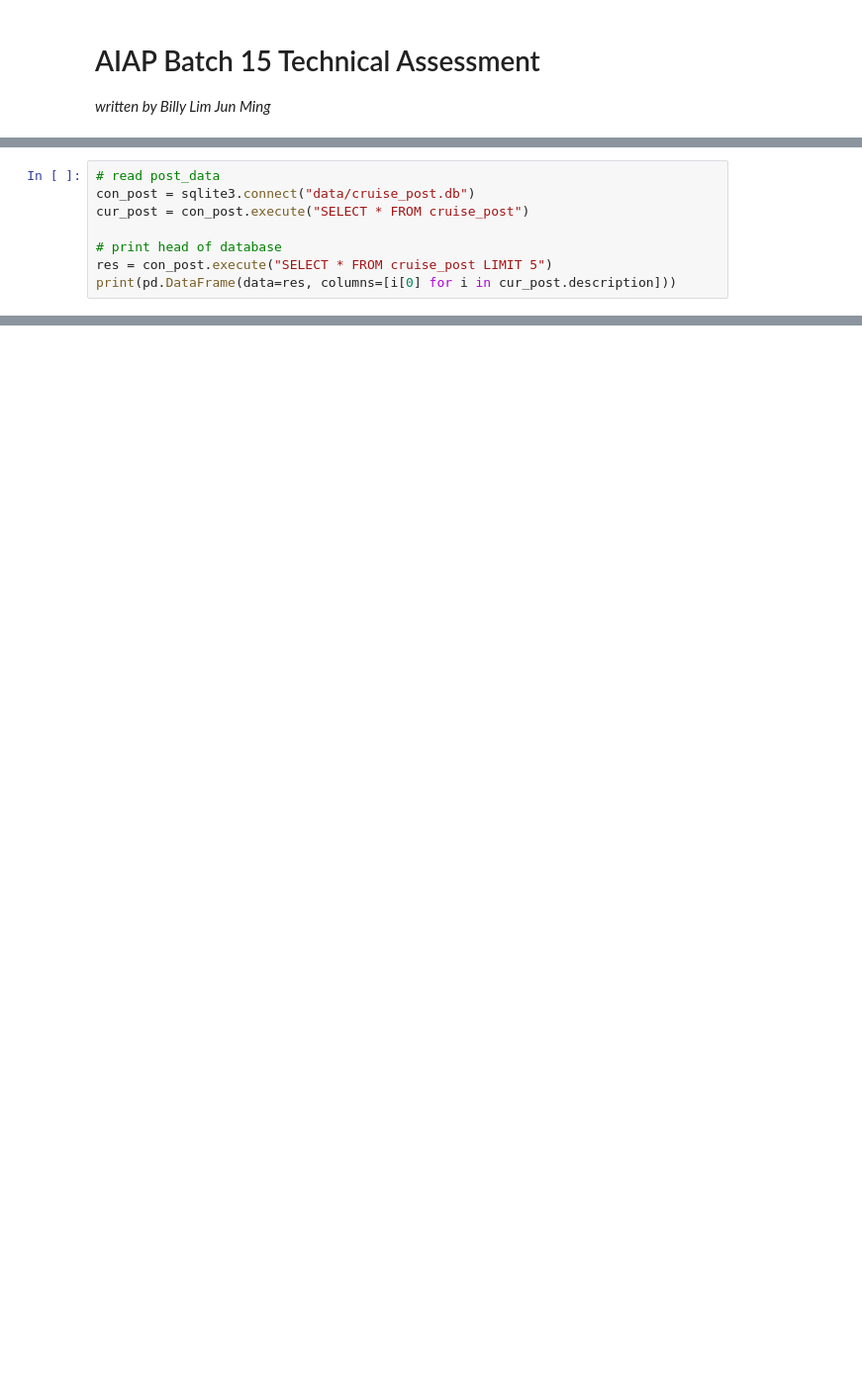
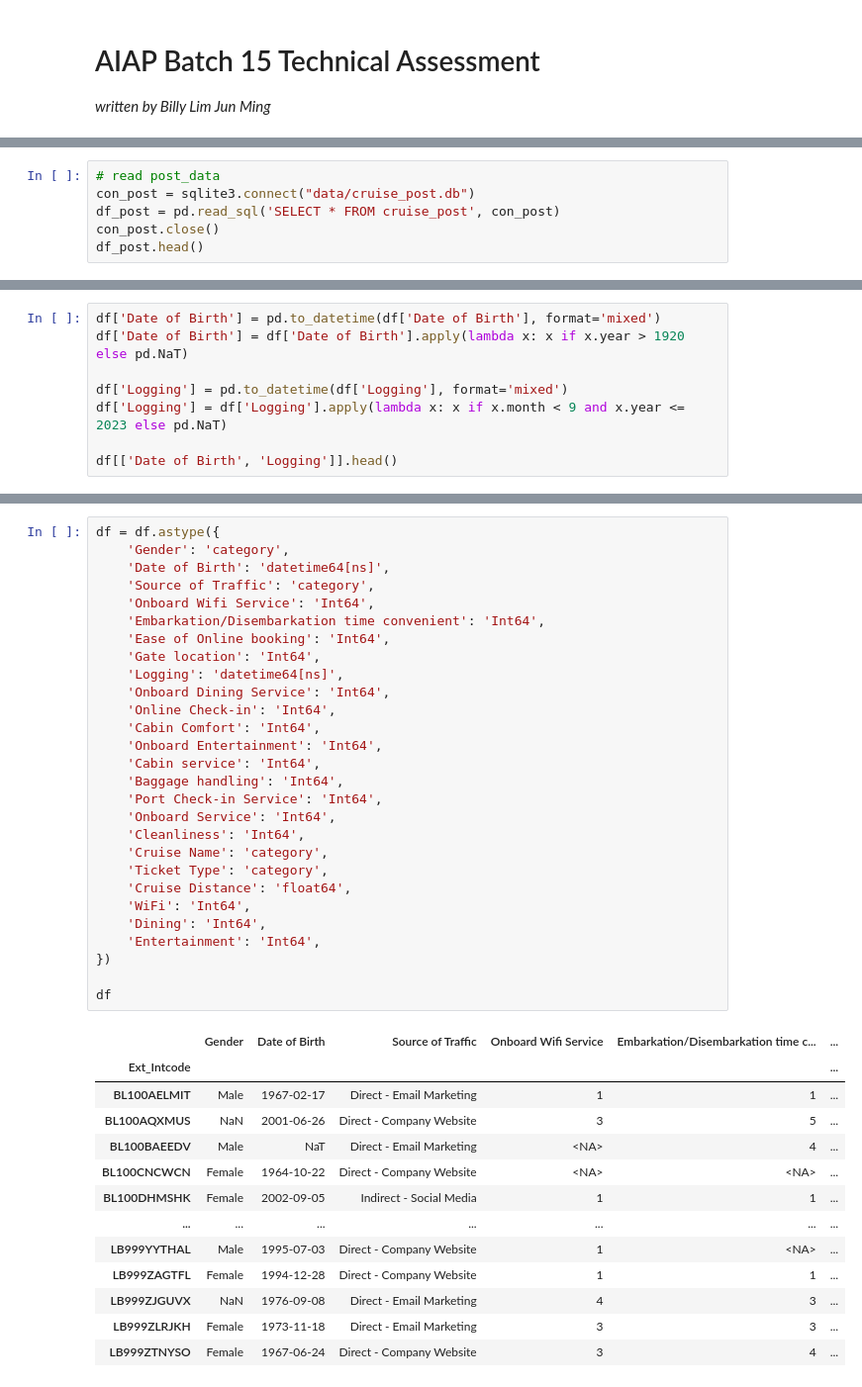
Before and after one commit to BillyLjm/AIAP-15-Assessment, a Jupyter notebook: eda.ipynb, the cells around one changed output, grey strips where cells are left out. Shown at 99% size. Cells and saved outputs as stored; diff of their text form; blank space fills up the shorter version.

```diff
--- a/eda.ipynb
+++ b/eda.ipynb
@@ -38,9 +34,7 @@ print(pd.DataFrame(data=res, columns=[i[0] for i in cur_pre.description]))
 # %%
 # read post_data
 con_post = sqlite3.connect("data/cruise_post.db")
-cur_post = con_post.execute("SELECT * FROM cruise_post")
-
-# print head of database
-res = con_post.execute("SELECT * FROM cruise_post LIMIT 5")
-print(pd.DataFrame(data=res, columns=[i[0] for i in cur_post.description]))
+df_post = pd.read_sql('SELECT * FROM cruise_post', con_post)
+con_post.close()
+df_post.head()
 # %% [output]
@@ -59,0 +246,8 @@ print(pd.DataFrame(data=res, columns=[i[0] for i in cur_post.description]))
+# %%
+df['Date of Birth'] = pd.to_datetime(df['Date of Birth'], format='mixed')
+df['Date of Birth'] = df['Date of Birth'].apply(lambda x: x if x.year > 1920 else pd.NaT)
+
+df['Logging'] = pd.to_datetime(df['Logging'], format='mixed')
+df['Logging'] = df['Logging'].apply(lambda x: x if x.month < 9 and x.year <= 2023 else pd.NaT)
+
+df[['Date of Birth', 'Logging']].head()
@@ -59,0 +265,42 @@ print(pd.DataFrame(data=res, columns=[i[0] for i in cur_post.description]))
+# %%
+df = df.astype({
+    'Gender': 'category',
+    'Date of Birth': 'datetime64[ns]',
+    'Source of Traffic': 'category',
+    'Onboard Wifi Service': 'Int64',
+    'Embarkation/Disembarkation time convenient': 'Int64',
+    'Ease of Online booking': 'Int64',
+    'Gate location': 'Int64',
+    'Logging': 'datetime64[ns]',
+    'Onboard Dining Service': 'Int64',
+    'Online Check-in': 'Int64',
+    'Cabin Comfort': 'Int64',
+    'Onboard Entertainment': 'Int64',
+    'Cabin service': 'Int64',
+    'Baggage handling': 'Int64',
+    'Port Check-in Service': 'Int64',
+    'Onboard Service': 'Int64',
+    'Cleanliness': 'Int64',
+    'Cruise Name': 'category',
+    'Ticket Type': 'category',
+    'Cruise Distance': 'float64',
+    'WiFi': 'Int64',
+    'Dining': 'Int64',
+    'Entertainment': 'Int64',
+})
+
+df
+# %% [output]
+|  | Gender | Date of Birth | Source of Traffic | Onboard Wifi Service | Embarkation/Disembarkation time c... | ... |
+| Ext_Intcode |  |  |  |  |  | ... |
+| BL100AELMIT | Male | 1967-02-17 | Direct - Email Marketing | 1 | 1 | ... |
+| BL100AQXMUS | NaN | 2001-06-26 | Direct - Company Website | 3 | 5 | ... |
+| BL100BAEEDV | Male | NaT | Direct - Email Marketing | <NA> | 4 | ... |
+| BL100CNCWCN | Female | 1964-10-22 | Direct - Company Website | <NA> | <NA> | ... |
+| BL100DHMSHK | Female | 2002-09-05 | Indirect - Social Media | 1 | 1 | ... |
+| ... | ... | ... | ... | ... | ... | ... |
+| LB999YYTHAL | Male | 1995-07-03 | Direct - Company Website | 1 | <NA> | ... |
+| LB999ZAGTFL | Female | 1994-12-28 | Direct - Company Website | 1 | 1 | ... |
+| LB999ZJGUVX | NaN | 1976-09-08 | Direct - Email Marketing | 4 | 3 | ... |
+| LB999ZLRJKH | Female | 1973-11-18 | Direct - Email Marketing | 3 | 3 | ... |
+| LB999ZTNYSO | Female | 1967-06-24 | Direct - Company Website | 3 | 4 | ... |
```
Also changed, not shown: parts of 32 cells of this notebook, 1 other file.
